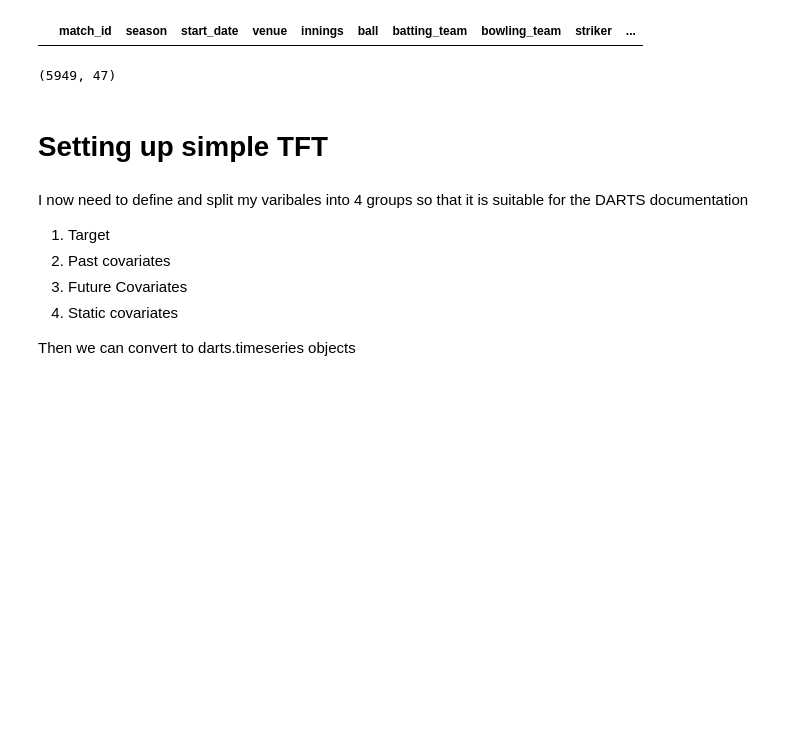
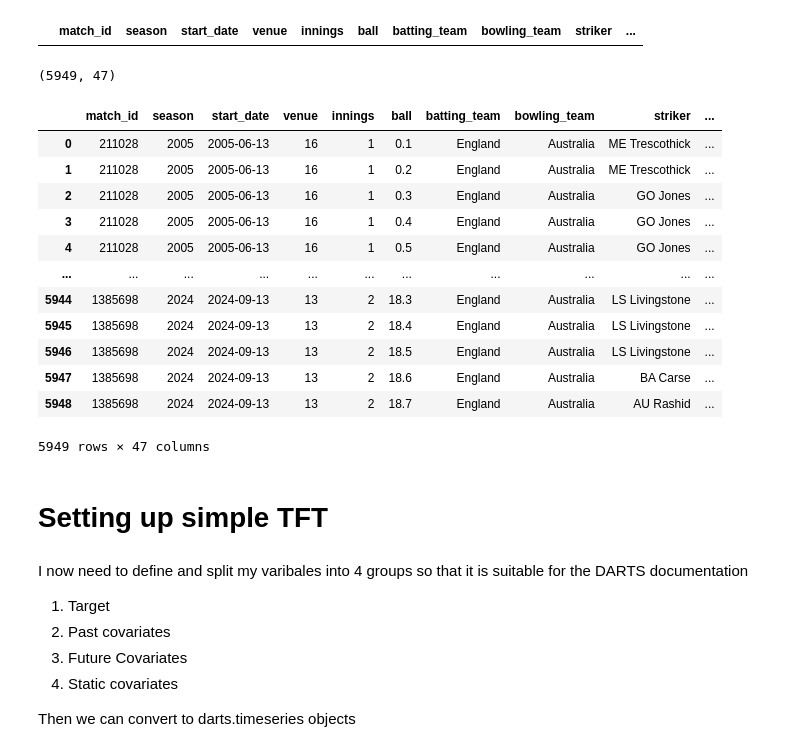
Before and after one commit to GBaugniet/cricketmodel, a Jupyter notebook: Cricket_Prediction_Model (4).ipynb, the cells around one changed output. Saved outputs shown, nothing was run; the diff lists cells and outputs as text; code cells hidden in the pictures; blank space fills up the shorter version.

```diff
--- a/Cricket_Prediction_Model (4).ipynb
+++ b/Cricket_Prediction_Model (4).ipynb
@@ -631,6 +631,22 @@ df_all_eng_aus[df_all_eng_aus['other_player_dismissed'].notna()]
 df_all_eng_aus.shape
 # %% [output]
 (5949, 47)
+# %%
+df_all_eng_aus
+# %% [output]
+|  | match_id | season | start_date | venue | innings | ball | batting_team | bowling_team | striker | ... |
+| 0 | 211028 | 2005 | 2005-06-13 | 16 | 1 | 0.1 | England | Australia | ME Trescothick | ... |
+| 1 | 211028 | 2005 | 2005-06-13 | 16 | 1 | 0.2 | England | Australia | ME Trescothick | ... |
+| 2 | 211028 | 2005 | 2005-06-13 | 16 | 1 | 0.3 | England | Australia | GO Jones | ... |
+| 3 | 211028 | 2005 | 2005-06-13 | 16 | 1 | 0.4 | England | Australia | GO Jones | ... |
+| 4 | 211028 | 2005 | 2005-06-13 | 16 | 1 | 0.5 | England | Australia | GO Jones | ... |
+| ... | ... | ... | ... | ... | ... | ... | ... | ... | ... | ... |
+| 5944 | 1385698 | 2024 | 2024-09-13 | 13 | 2 | 18.3 | England | Australia | LS Livingstone | ... |
+| 5945 | 1385698 | 2024 | 2024-09-13 | 13 | 2 | 18.4 | England | Australia | LS Livingstone | ... |
+| 5946 | 1385698 | 2024 | 2024-09-13 | 13 | 2 | 18.5 | England | Australia | LS Livingstone | ... |
+| 5947 | 1385698 | 2024 | 2024-09-13 | 13 | 2 | 18.6 | England | Australia | BA Carse | ... |
+| 5948 | 1385698 | 2024 | 2024-09-13 | 13 | 2 | 18.7 | England | Australia | AU Rashid | ... |
+5949 rows × 47 columns
 # %% [markdown]
 # **Setting up simple TFT**
 # %% [markdown]
```
Also changed, not shown: parts of 50 cells of this notebook, 1 other file.
